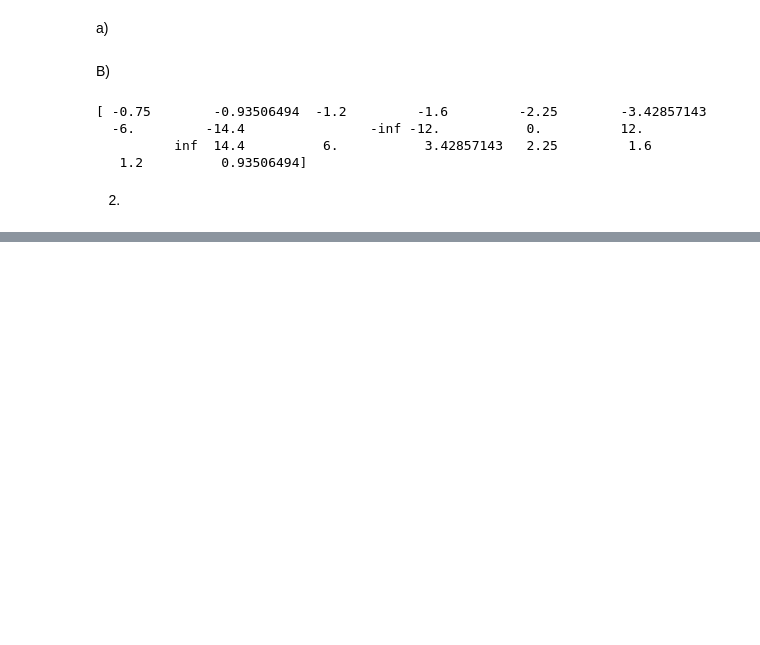
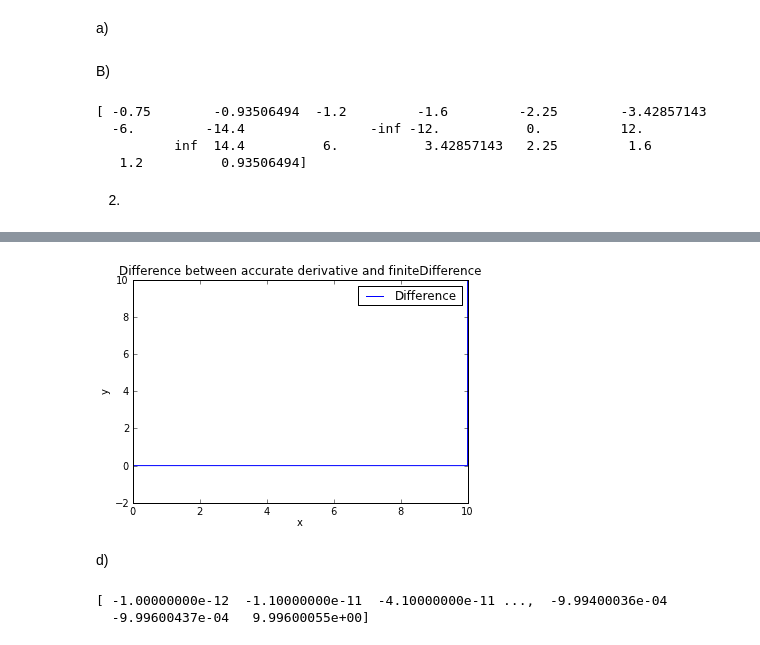
Before and after one commit to dgelfer/PHYS20213, a Jupyter notebook: Week4/Interp_n_diff_ex3.ipynb, the cells around one changed output, grey strips where cells are left out. Drawn from its saved outputs; the diff is of its cells as text; code cells hidden in the pictures; blank space fills up the shorter version.

```diff
--- a/Week4/Interp_n_diff_ex3.ipynb
+++ b/Week4/Interp_n_diff_ex3.ipynb
@@ -65,0 +90,19 @@ print x
+# %%
+plot(x,(accuratedydx - finiteDifference(x,y)), label="Difference")
+title( "Difference between accurate derivative and finiteDifference")
+xlabel("x")
+ylabel("y")
+legend()
+show()
+# %% [output]
+[figure, added]
+# %% [markdown]
+d)
+# %%
+x = arange(0.,10.,0.001)
+y = x ** 5
+accuratedydx = 5*x**4
+print accuratedydx - finiteDifference(x,y)
+# %% [output]
+[ -1.00000000e-12  -1.10000000e-11  -4.10000000e-11 ...,  -9.99400036e-04
+  -9.99600437e-04   9.99600055e+00]
```
Also changed, not shown: parts of 17 cells of this notebook.
